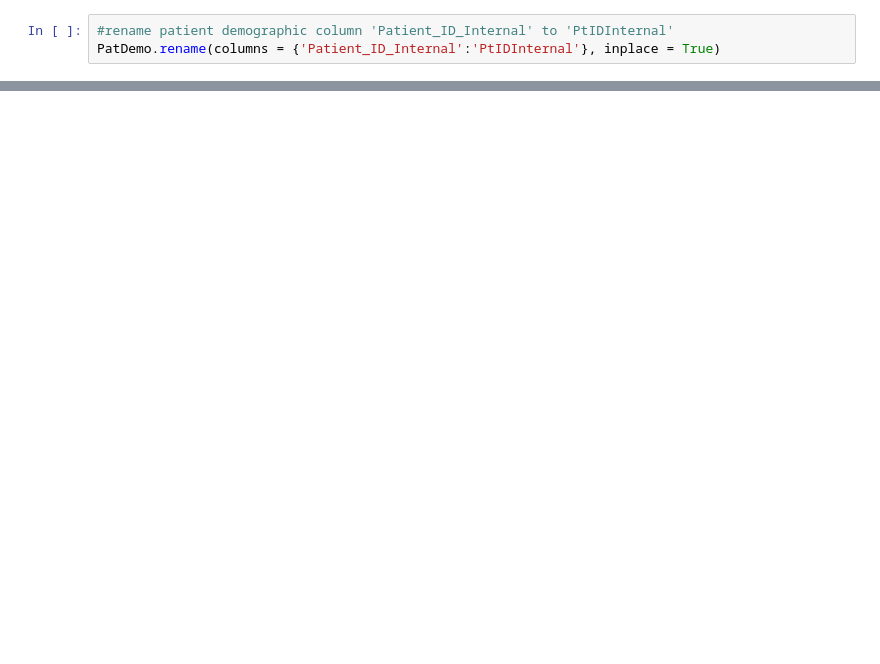
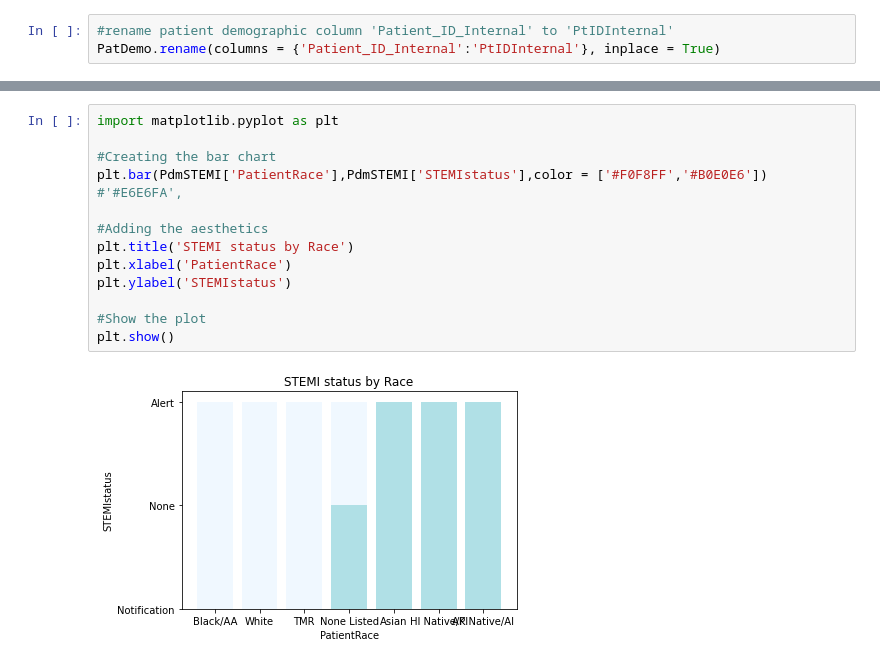
Before and after one commit to bnepal2/Fairfax-Consultants---Summer2022-DEAN690, a Jupyter notebook: FFConsultants.ipynb, the cells around one changed output, grey strips where cells are left out. Cells and saved outputs as stored; diff of their text form; blank space fills up the shorter version.

```diff
--- a/FFConsultants.ipynb
+++ b/FFConsultants.ipynb
@@ -59,0 +178,15 @@ print(df4)
+# %%
+import matplotlib.pyplot as plt
+
+#Creating the bar chart
+plt.bar(PdmSTEMI['PatientRace'],PdmSTEMI['STEMIstatus'],color = ['#F0F8FF','#B0E0E6']) #'#E6E6FA',
+
+#Adding the aesthetics
+plt.title('STEMI status by Race')
+plt.xlabel('PatientRace')
+plt.ylabel('STEMIstatus')
+
+#Show the plot
+plt.show()
+# %% [output]
+[figure, added]
```
Also changed, not shown: parts of 13 cells of this notebook.
